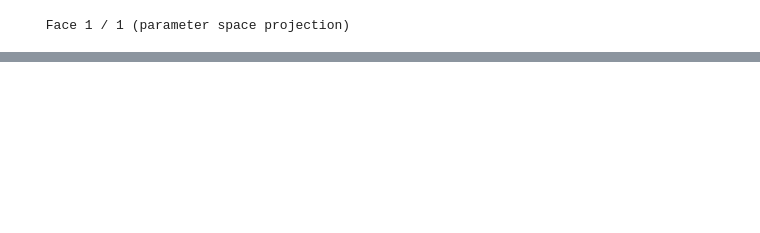
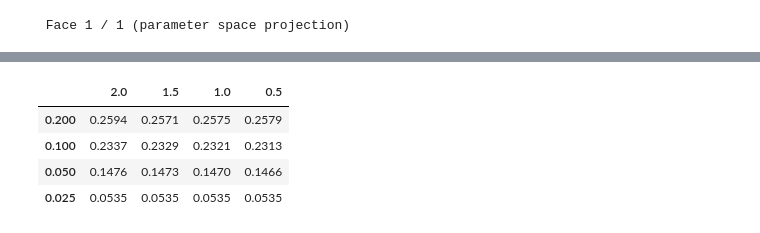
Before and after one commit to Rafoxxa/Proyecto-metodos, a Jupyter notebook: code/notebook_pruebas.ipynb, the cells around one changed output, grey strips where cells are left out. Cells and saved outputs as stored; diff of their text form; code cells hidden in the pictures; blank space fills up the shorter version.

```diff
--- a/code/notebook_pruebas.ipynb
+++ b/code/notebook_pruebas.ipynb
@@ -169,0 +265,9 @@ Draw(f, mesh, 'u', order=3)
+# %%
+r2 = pd.DataFrame(index=CFLs, columns=hsizes , data=errors).T
+display(np.round(r2, 4))
+# %% [output]
+|  | 2.0 | 1.5 | 1.0 | 0.5 |
+| 0.200 | 0.2594 | 0.2571 | 0.2575 | 0.2579 |
+| 0.100 | 0.2337 | 0.2329 | 0.2321 | 0.2313 |
+| 0.050 | 0.1476 | 0.1473 | 0.1470 | 0.1466 |
+| 0.025 | 0.0535 | 0.0535 | 0.0535 | 0.0535 |
```
Also changed, not shown: parts of 13 cells of this notebook, 5 other files.
